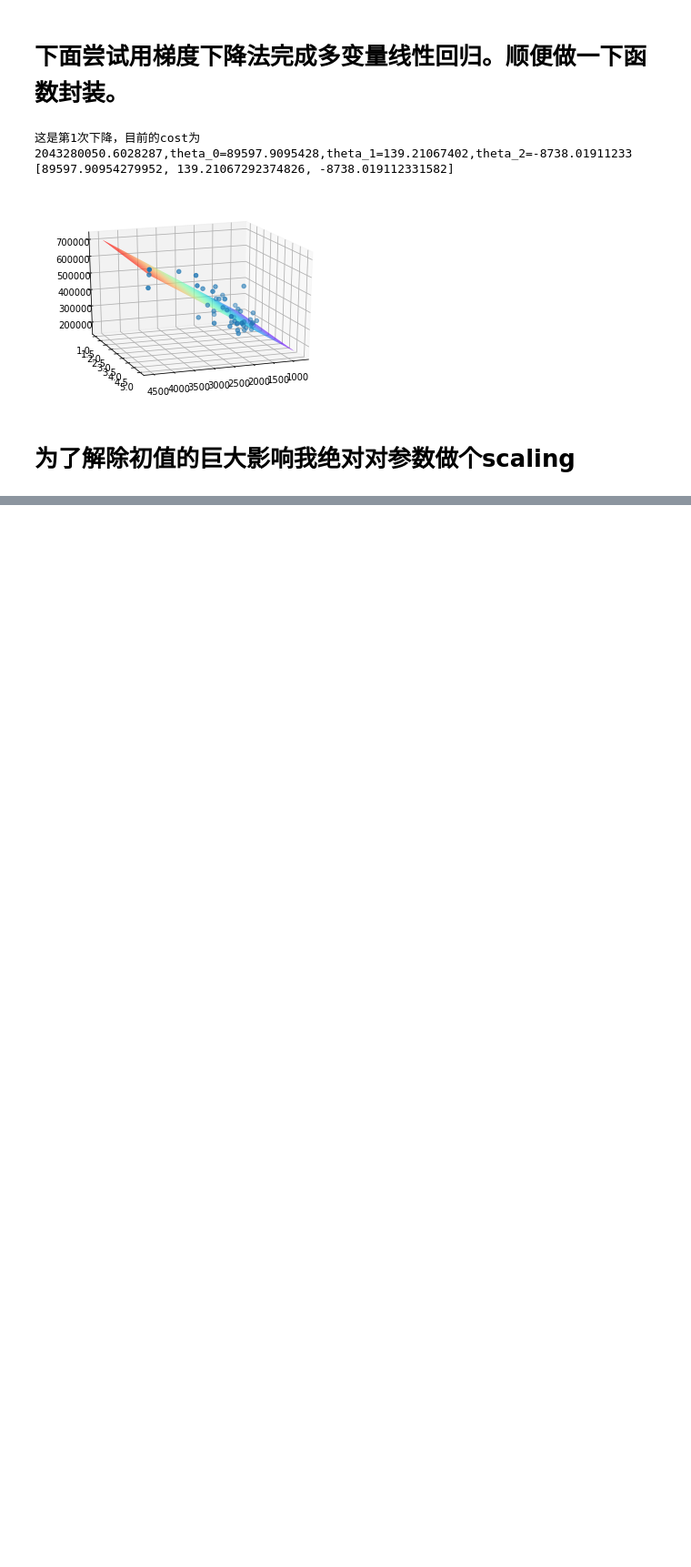
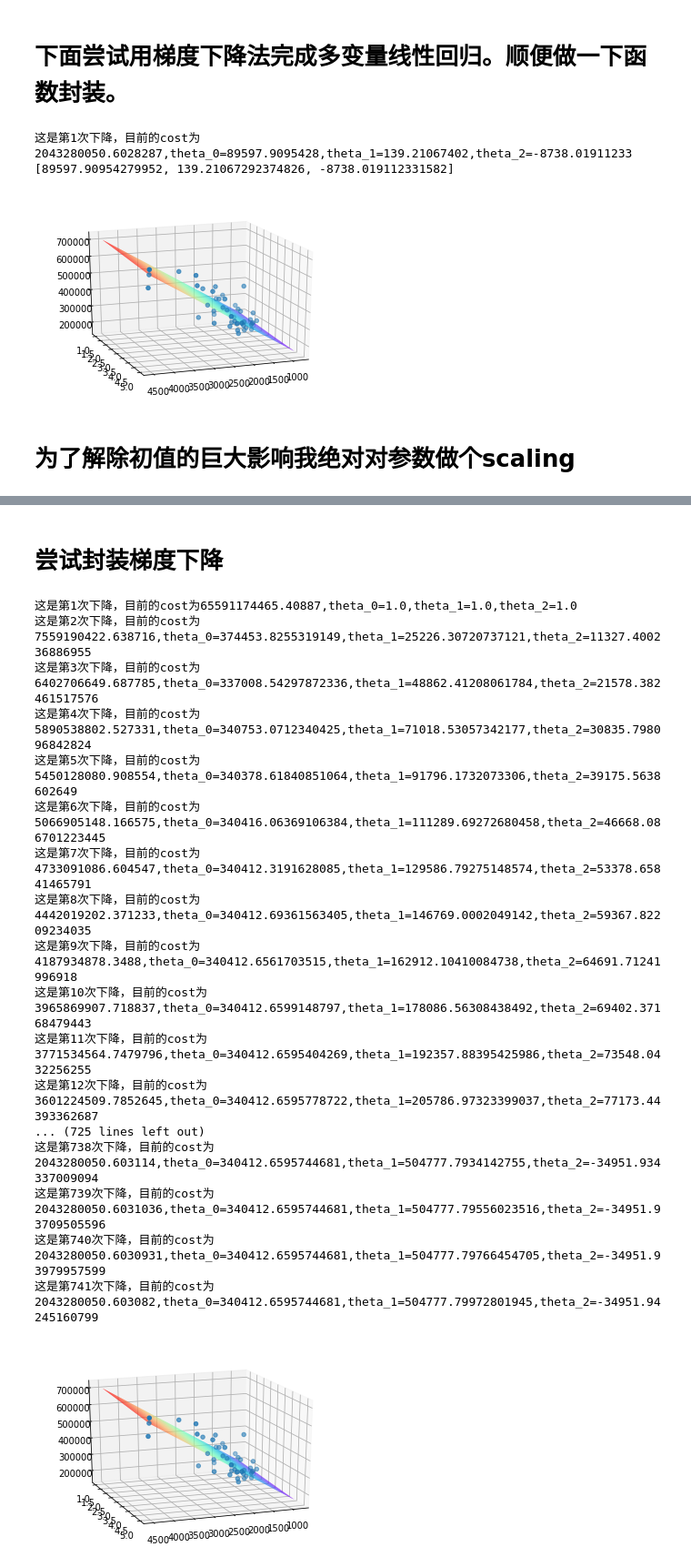
Before and after one commit to Haowen-Zhong/ML, a Jupyter notebook: Chap2.ipynb, the cells around one changed output, grey strips where cells are left out. Shown at 91% size. Saved outputs shown, nothing was run; the diff lists cells and outputs as text; code cells hidden in the pictures; blank space fills up the shorter version.

```diff
--- a/Chap2.ipynb
+++ b/Chap2.ipynb
@@ -469,7 +469,7 @@ epsilon = 1e-3
 epoch = 1
 cost_record =[]
 
-theta = [-100000, 0 ,1000000]
+theta = [1, 1 ,1]
 cost = cost_function(theta,X,Y)
 
 while cost >= epsilon:
@@ -493,7 +493,7 @@ while cost >= epsilon:
 new_theta_0 = theta[0]- theta[1]*x1_mean/Delta_1 - theta[2]*x2_mean/Delta_2
 new_theta_1 = theta[1]/Delta_1
 new_theta_2 = theta[2]/Delta_2
-
+print(new_theta_0,new_theta_1,new_theta_2)
 
 Y = new_theta_0 + new_theta_1*X1 + new_theta_2*X2
 
@@ -539,0 +558,76 @@ print(x1,x2)
+# %% [markdown]
+# 尝试封装梯度下降
+# %%
+from mpl_toolkits.mplot3d import Axes3D
+from matplotlib import cm
+import matplotlib.pyplot as plt
+import numpy as np
+import mpl_toolkits.mplot3d
+
+def cost_function(theta,x,y):
+    m = len(x)
+    cost = sum(1/(2*m)*(x@theta-y)**2)#这个应该没毛病
+    return cost
+
+def linear_regression(X,Y,cost_function,alpha,epsilon):
+    #--------------------------------------------------
+    #Feature Scaling
+    m = len(X)
+    x_mean = np.mean(X,axis=0)
+    x_delta = np.max(X,axis=0)-np.min(X,axis=0)
+    x_modify = (X-x_mean)/x_delta
+    x_modify = np.insert(x_modify,0,1,axis=1)
+    number_of_features = len(x_modify[0])
+    theta = np.ones(number_of_features)#参数的个数为X的特征数+1个bias
+    #--------------------------------------------------
+    #准备训练
+    epoch = 1
+    cost_old = cost_function(theta,x_modify,Y)
+    while True:
+        print(f"这是第{epoch}次下降，目前的cost为{cost_old},theta_0={theta[0]},theta_1={theta[1]},theta_2={theta[2]}")
+        temp = [theta[i]-alpha/m*sum((x_modify@theta-Y)*x_modify[:,i]) for i in range(len(x_modify[0]))]
+        theta = temp
+        cost_new = cost_function(theta,x_modify,Y)
+       # print(cost_new)
+        if np.abs(cost_new-cost_old)<=epsilon:
+            new_theta = np.zeros(number_of_features)
+            new_theta[0] = theta[0] -theta[1]*x_mean[0]/x_delta[0] - theta[2]*x_mean[1]/x_delta[1]
+            new_theta[1:] = theta[1:]/x_delta[:]
+            break
+        cost_old = cost_new
+        epoch += 1
+    return (new_theta)
+
+
+data = np.genfromtxt('ex1data2.txt',delimiter=',')
+X = data[:,0:2]
+Y = data[:,2]
+figure = plt.figure()
+ax = figure.gca(projection='3d')
+ax.scatter(X[:,0],X[:,1],Y[:])
+X1 = np.linspace(np.min(X[:,0]),np.max(X[:,0]),100)
+X2 = np.linspace(np.min(X[:,1]),np.max(X[:,1]),100)
+X1,X2 = np.meshgrid(X1,X2)
+new_theta = linear_regression(X,Y,cost_function,1.1,1e-5)
+Y = new_theta[0] + new_theta[1]*X1 + new_theta[2]*X2
+ax.plot_surface(X1,X2,Y,cmap="rainbow")
+ax.view_init(elev=20,azim=70)
+# %% [output]
+这是第1次下降，目前的cost为65591174465.40887,theta_0=1.0,theta_1=1.0,theta_2=1.0
+这是第2次下降，目前的cost为7559190422.638716,theta_0=374453.8255319149,theta_1=25226.30720737121,theta_2=11327.400236886955
+这是第3次下降，目前的cost为6402706649.687785,theta_0=337008.54297872336,theta_1=48862.41208061784,theta_2=21578.382461517576
+这是第4次下降，目前的cost为5890538802.527331,theta_0=340753.0712340425,theta_1=71018.53057342177,theta_2=30835.798096842824
+这是第5次下降，目前的cost为5450128080.908554,theta_0=340378.61840851064,theta_1=91796.1732073306,theta_2=39175.5638602649
+这是第6次下降，目前的cost为5066905148.166575,theta_0=340416.06369106384,theta_1=111289.69272680458,theta_2=46668.086701223445
+这是第7次下降，目前的cost为4733091086.604547,theta_0=340412.3191628085,theta_1=129586.79275148574,theta_2=53378.65841465791
+这是第8次下降，目前的cost为4442019202.371233,theta_0=340412.69361563405,theta_1=146769.0002049142,theta_2=59367.82209234035
+这是第9次下降，目前的cost为4187934878.3488,theta_0=340412.6561703515,theta_1=162912.10410084738,theta_2=64691.71241996918
+这是第10次下降，目前的cost为3965869907.718837,theta_0=340412.6599148797,theta_1=178086.56308438492,theta_2=69402.37168479443
+这是第11次下降，目前的cost为3771534564.7479796,theta_0=340412.6595404269,theta_1=192357.88395425986,theta_2=73548.0432256255
+这是第12次下降，目前的cost为3601224509.7852645,theta_0=340412.6595778722,theta_1=205786.97323399037,theta_2=77173.44393362687
+... (725 lines left out)
+这是第738次下降，目前的cost为2043280050.603114,theta_0=340412.6595744681,theta_1=504777.7934142755,theta_2=-34951.934337009094
+这是第739次下降，目前的cost为2043280050.6031036,theta_0=340412.6595744681,theta_1=504777.79556023516,theta_2=-34951.93709505596
+这是第740次下降，目前的cost为2043280050.6030931,theta_0=340412.6595744681,theta_1=504777.79766454705,theta_2=-34951.93979957599
+这是第741次下降，目前的cost为2043280050.603082,theta_0=340412.6595744681,theta_1=504777.79972801945,theta_2=-34951.94245160799
+[figure, added]
```
Also changed, not shown: parts of 5 cells of this notebook.
